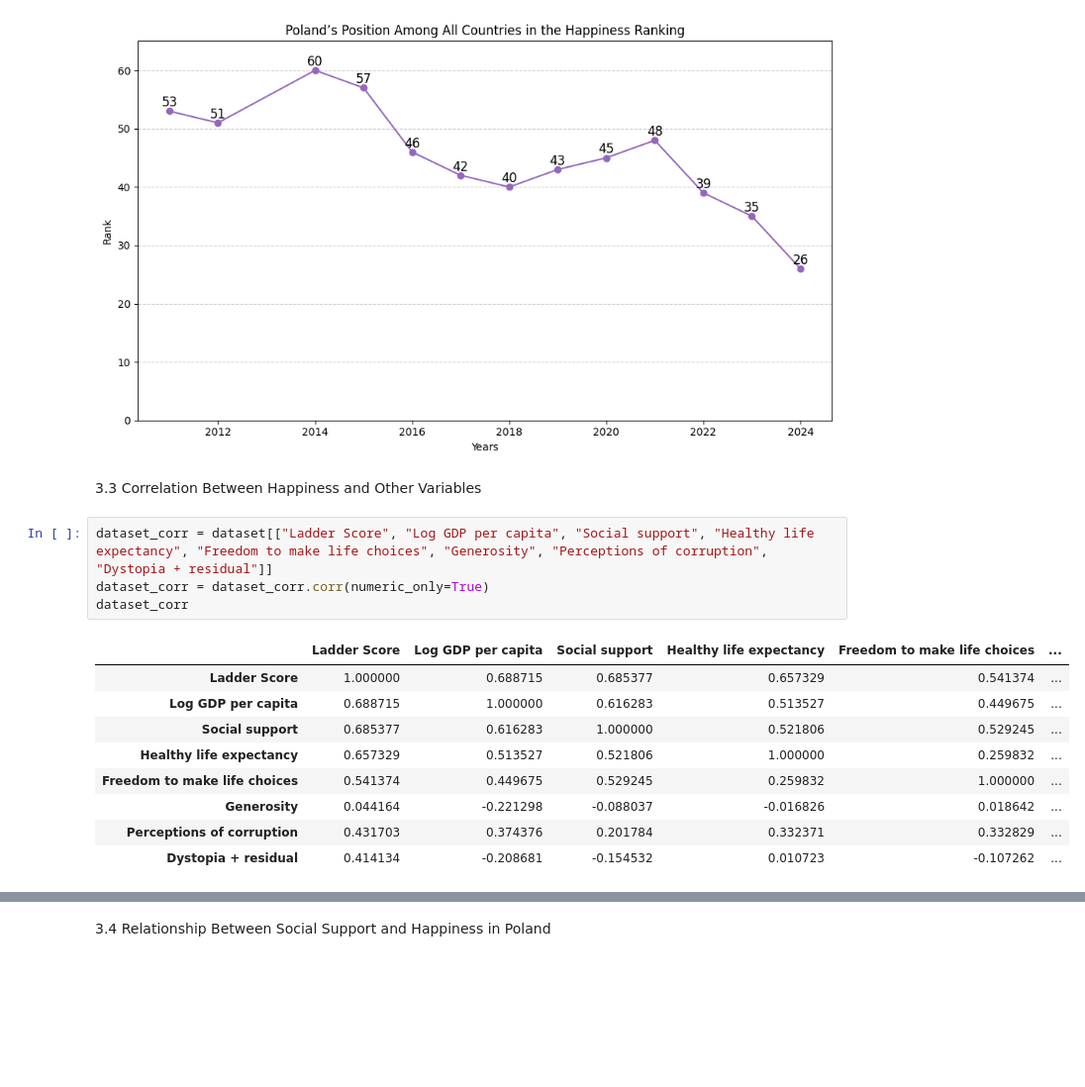
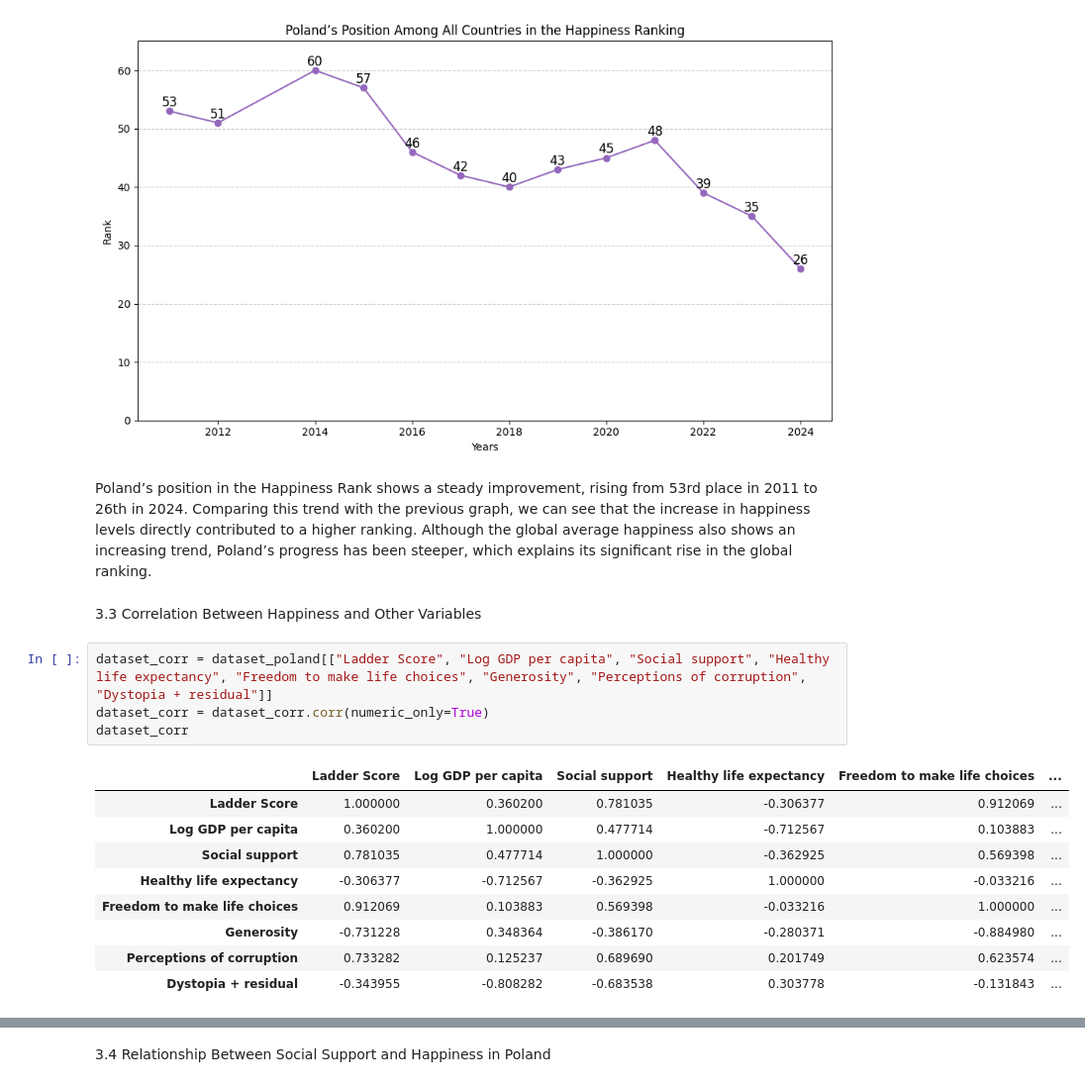
Before and after one commit to matcze/world_happiness, a Jupyter notebook: poland_happiness.ipynb, the cells around one changed output, grey strips where cells are left out. Shown at 99% size. Saved outputs shown, nothing was run; the diff lists cells and outputs as text; blank space fills up the shorter version.

```diff
--- a/poland_happiness.ipynb
+++ b/poland_happiness.ipynb
@@ -124,22 +132,24 @@ plt.tight_layout()
 plt.show()
 # %% [output]
 [figure]
+# %% [markdown]
+Poland’s position in the Happiness Rank shows a steady improvement, rising from 53rd place in 2011 to 26th in 2024. Comparing this trend with the previous graph, we can see that the increase in happiness levels directly contributed to a higher ranking. Although the global average happiness also shows an increasing trend, Poland’s progress has been steeper, which explains its significant rise in the global ranking.
 # %% [markdown]
 3.3 Correlation Between Happiness and Other Variables
 # %%
-dataset_corr = dataset[["Ladder Score", "Log GDP per capita", "Social support", "Healthy life expectancy", "Freedom to make life choices", "Generosity", "Perceptions of corruption", "Dystopia + residual"]]
+dataset_corr = dataset_poland[["Ladder Score", "Log GDP per capita", "Social support", "Healthy life expectancy", "Freedom to make life choices", "Generosity", "Perceptions of corruption", "Dystopia + residual"]]
 dataset_corr = dataset_corr.corr(numeric_only=True)
 dataset_corr
 # %% [output]
 |  | Ladder Score | Log GDP per capita | Social support | Healthy life expectancy | Freedom to make life choices | ... |
-| Ladder Score | 1.000000 | 0.688715 | 0.685377 | 0.657329 | 0.541374 | ... |
-| Log GDP per capita | 0.688715 | 1.000000 | 0.616283 | 0.513527 | 0.449675 | ... |
-| Social support | 0.685377 | 0.616283 | 1.000000 | 0.521806 | 0.529245 | ... |
-| Healthy life expectancy | 0.657329 | 0.513527 | 0.521806 | 1.000000 | 0.259832 | ... |
-| Freedom to make life choices | 0.541374 | 0.449675 | 0.529245 | 0.259832 | 1.000000 | ... |
-| Generosity | 0.044164 | -0.221298 | -0.088037 | -0.016826 | 0.018642 | ... |
-| Perceptions of corruption | 0.431703 | 0.374376 | 0.201784 | 0.332371 | 0.332829 | ... |
-| Dystopia + residual | 0.414134 | -0.208681 | -0.154532 | 0.010723 | -0.107262 | ... |
+| Ladder Score | 1.000000 | 0.360200 | 0.781035 | -0.306377 | 0.912069 | ... |
+| Log GDP per capita | 0.360200 | 1.000000 | 0.477714 | -0.712567 | 0.103883 | ... |
+| Social support | 0.781035 | 0.477714 | 1.000000 | -0.362925 | 0.569398 | ... |
+| Healthy life expectancy | -0.306377 | -0.712567 | -0.362925 | 1.000000 | -0.033216 | ... |
+| Freedom to make life choices | 0.912069 | 0.103883 | 0.569398 | -0.033216 | 1.000000 | ... |
+| Generosity | -0.731228 | 0.348364 | -0.386170 | -0.280371 | -0.884980 | ... |
+| Perceptions of corruption | 0.733282 | 0.125237 | 0.689690 | 0.201749 | 0.623574 | ... |
+| Dystopia + residual | -0.343955 | -0.808282 | -0.683538 | 0.303778 | -0.131843 | ... |
 # %%
 single_corr = dataset_corr[["Ladder Score"]].sort_values(by="Ladder Score", ascending=False)
 
```
Also changed, not shown: parts of 10 cells of this notebook, 4 other files.
